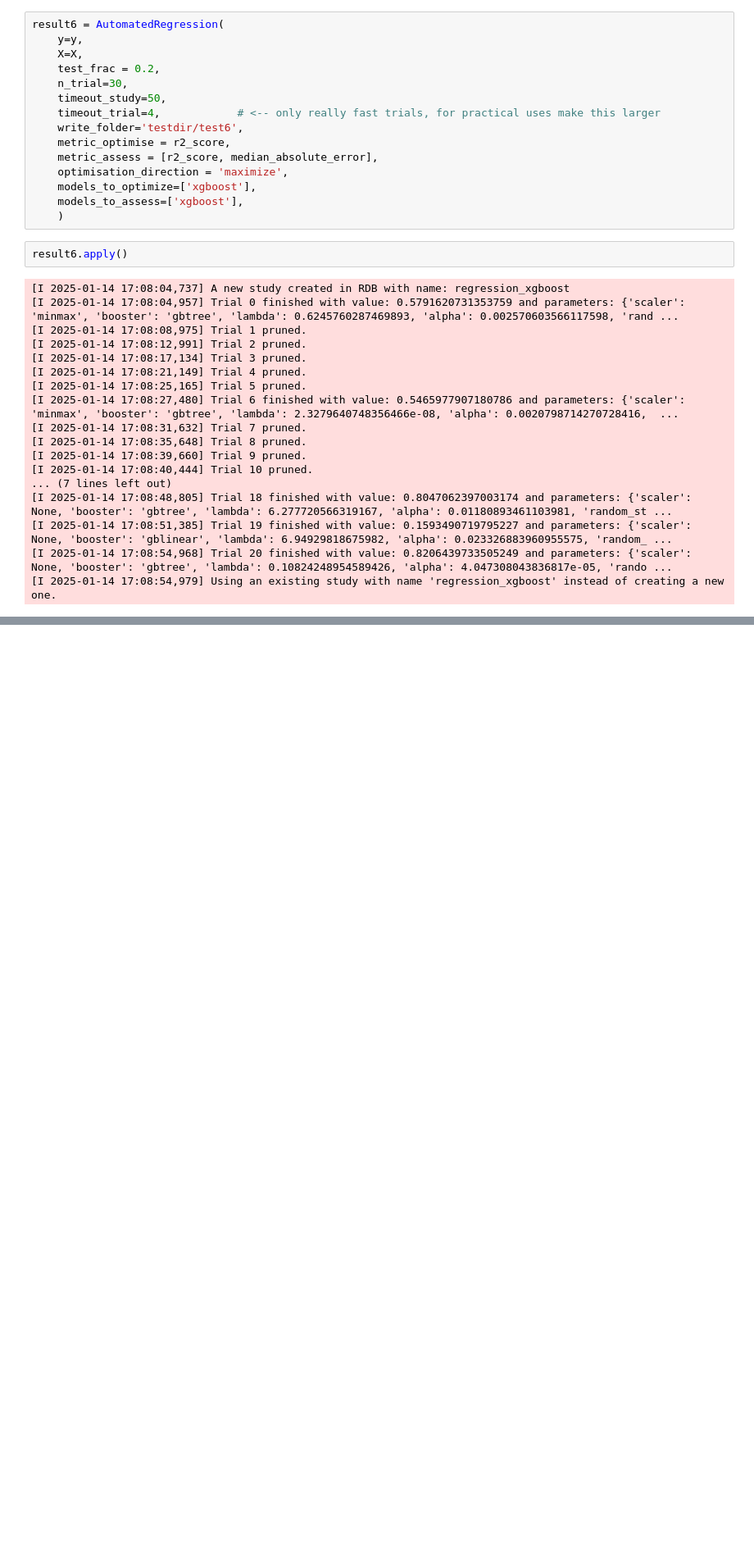
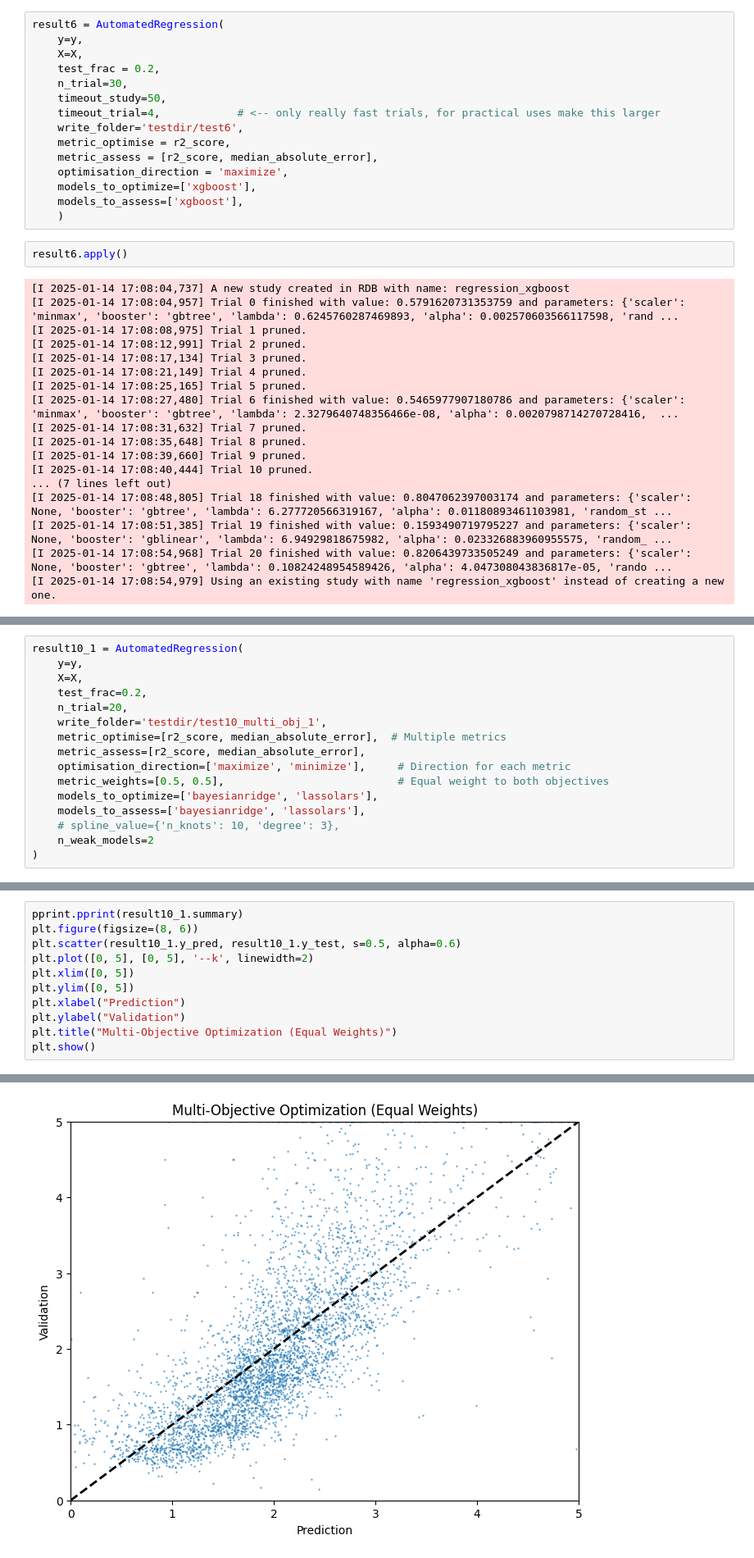
Before and after one commit to owenodriscoll/AutoML, a Jupyter notebook: examples/example_notebook.ipynb, the cells around one changed output, grey strips where cells are left out. Shown at 82% size. Drawn from its saved outputs; the diff is of its cells as text; blank space fills up the shorter version.

Commit message:
multiple-objectives added

```diff
--- a/examples/example_notebook.ipynb
+++ b/examples/example_notebook.ipynb
@@ -484,0 +498,16 @@ result6.apply()
+# %%
+result10_1 = AutomatedRegression(
+    y=y,
+    X=X,
+    test_frac=0.2,
+    n_trial=20,
+    write_folder='testdir/test10_multi_obj_1',
+    metric_optimise=[r2_score, median_absolute_error],  # Multiple metrics
+    metric_assess=[r2_score, median_absolute_error],
+    optimisation_direction=['maximize', 'minimize'],     # Direction for each metric
+    metric_weights=[0.5, 0.5],                           # Equal weight to both objectives
+    models_to_optimize=['bayesianridge', 'lassolars'],
+    models_to_assess=['bayesianridge', 'lassolars'],
+    # spline_value={'n_knots': 10, 'degree': 3},
+    n_weak_models=2
+)
@@ -484,0 +534,12 @@ result6.apply()
+# %%
+pprint.pprint(result10_1.summary)
+plt.figure(figsize=(8, 6))
+plt.scatter(result10_1.y_pred, result10_1.y_test, s=0.5, alpha=0.6)
+plt.plot([0, 5], [0, 5], '--k', linewidth=2)
+plt.xlim([0, 5])
+plt.ylim([0, 5])
+plt.xlabel("Prediction")
+plt.ylabel("Validation")
+plt.title("Multi-Objective Optimization (Equal Weights)")
+plt.show()
+# %% [output]
@@ -484,0 +563 @@ result6.apply()
+[figure, added]
```
Also changed, not shown: parts of 8 cells of this notebook, 1 other file.
